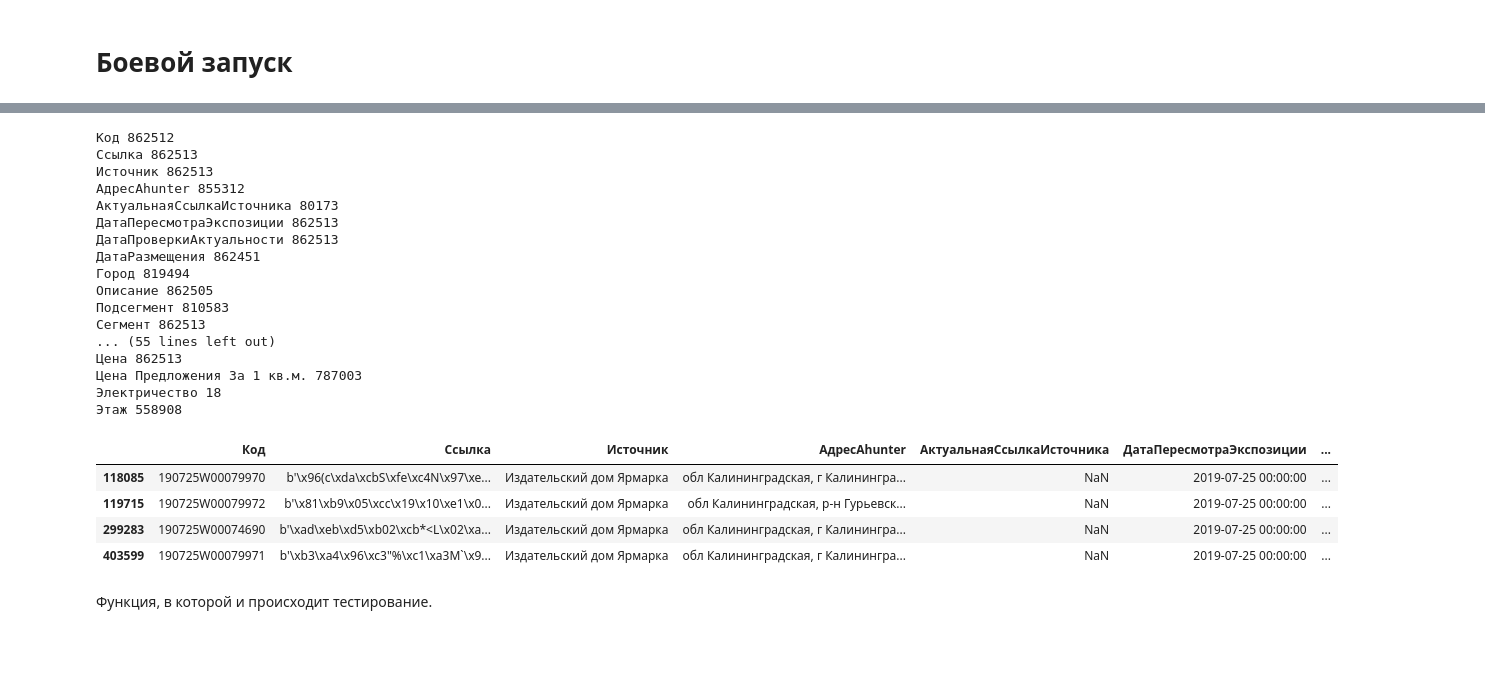
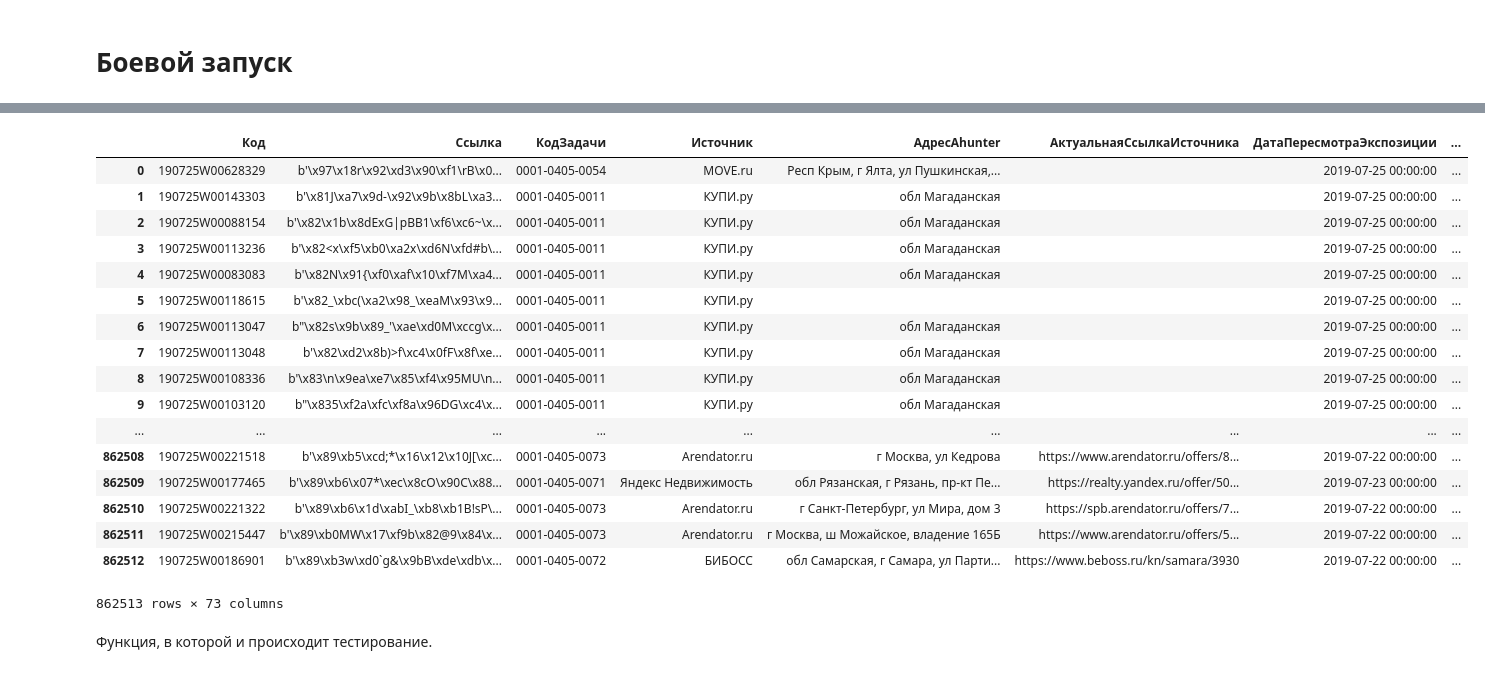
Before and after one commit to kaktusss123/rway_analysis, a Jupyter notebook: fill_rate.ipynb, the cells around one changed output, grey strips where cells are left out. Saved outputs shown, nothing was run; the diff lists cells and outputs as text; code cells hidden in the pictures; blank space fills up the shorter version.

```diff
--- a/fill_rate.ipynb
+++ b/fill_rate.ipynb
@@ -223,30 +204,22 @@ s = result_df.replace('', nan).count()
-# %%
-for k, v in s.items():
-    print(k, v)
-# %% [output]
-Код 862512
-Ссылка 862513
-Источник 862513
-АдресAhunter 855312
-АктуальнаяСсылкаИсточника 80173
-ДатаПересмотраЭкспозиции 862513
-ДатаПроверкиАктуальности 862513
-ДатаРазмещения 862451
-Город 819494
-Описание 862505
-Подсегмент 810583
-Сегмент 862513
-... (55 lines left out)
-Цена 862513
-Цена Предложения За 1 кв.м. 787003
-Электричество 18
-Этаж 558908
-# %%
-result_df[result_df['Источник'] == 'Издательский дом Ярмарка'].replace('', float('nan'))
-# %% [output]
-|  | Код | Ссылка | Источник | АдресAhunter | АктуальнаяСсылкаИсточника | ДатаПересмотраЭкспозиции | ... |
-| 118085 | 190725W00079970 | b'\x96(c\xda\xcbS\xfe\xc4N\x97\xe... | Издательский дом Ярмарка | обл Калининградская, г Калинингра... | NaN | 2019-07-25 00:00:00 | ... |
-| 119715 | 190725W00079972 | b'\x81\xb9\x05\xcc\x19\x10\xe1\x0... | Издательский дом Ярмарка | обл Калининградская, р-н Гурьевск... | NaN | 2019-07-25 00:00:00 | ... |
-| 299283 | 190725W00074690 | b'\xad\xeb\xd5\xb02\xcb*<L\x02\xa... | Издательский дом Ярмарка | обл Калининградская, г Калинингра... | NaN | 2019-07-25 00:00:00 | ... |
-| 403599 | 190725W00079971 | b'\xb3\xa4\x96\xc3"%\xc1\xa3M`\x9... | Издательский дом Ярмарка | обл Калининградская, г Калинингра... | NaN | 2019-07-25 00:00:00 | ... |
+# %%
+result_df
+# %% [output]
+|  | Код | Ссылка | КодЗадачи | Источник | АдресAhunter | АктуальнаяСсылкаИсточника | ДатаПересмотраЭкспозиции | ... |
+| 0 | 190725W00628329 | b'\x97\x18r\x92\xd3\x90\xf1\rB\x0... | 0001-0405-0054 | MOVE.ru | Респ Крым, г Ялта, ул Пушкинская,... |  | 2019-07-25 00:00:00 | ... |
+| 1 | 190725W00143303 | b'\x81J\xa7\x9d-\x92\x9b\x8bL\xa3... | 0001-0405-0011 | КУПИ.ру | обл Магаданская |  | 2019-07-25 00:00:00 | ... |
+| 2 | 190725W00088154 | b'\x82\x1b\x8dExG|pBB1\xf6\xc6~\x... | 0001-0405-0011 | КУПИ.ру | обл Магаданская |  | 2019-07-25 00:00:00 | ... |
+| 3 | 190725W00113236 | b'\x82<x\xf5\xb0\xa2x\xd6N\xfd#b\... | 0001-0405-0011 | КУПИ.ру | обл Магаданская |  | 2019-07-25 00:00:00 | ... |
+| 4 | 190725W00083083 | b'\x82N\x91{\xf0\xaf\x10\xf7M\xa4... | 0001-0405-0011 | КУПИ.ру | обл Магаданская |  | 2019-07-25 00:00:00 | ... |
+| 5 | 190725W00118615 | b'\x82_\xbc(\xa2\x98_\xeaM\x93\x9... | 0001-0405-0011 | КУПИ.ру |  |  | 2019-07-25 00:00:00 | ... |
+| 6 | 190725W00113047 | b"\x82s\x9b\x89_'\xae\xd0M\xccg\x... | 0001-0405-0011 | КУПИ.ру | обл Магаданская |  | 2019-07-25 00:00:00 | ... |
+| 7 | 190725W00113048 | b'\x82\xd2\x8b)>f\xc4\x0fF\x8f\xe... | 0001-0405-0011 | КУПИ.ру | обл Магаданская |  | 2019-07-25 00:00:00 | ... |
+| 8 | 190725W00108336 | b'\x83\n\x9ea\xe7\x85\xf4\x95MU\n... | 0001-0405-0011 | КУПИ.ру | обл Магаданская |  | 2019-07-25 00:00:00 | ... |
+| 9 | 190725W00103120 | b"\x835\xf2a\xfc\xf8a\x96DG\xc4\x... | 0001-0405-0011 | КУПИ.ру | обл Магаданская |  | 2019-07-25 00:00:00 | ... |
+| ... | ... | ... | ... | ... | ... | ... | ... | ... |
+| 862508 | 190725W00221518 | b'\x89\xb5\xcd;*\x16\x12\x10J[\xc... | 0001-0405-0073 | Arendator.ru | г Москва, ул Кедрова | https://www.arendator.ru/offers/8... | 2019-07-22 00:00:00 | ... |
+| 862509 | 190725W00177465 | b'\x89\xb6\x07*\xec\x8cO\x90C\x88... | 0001-0405-0071 | Яндекс Недвижимость | обл Рязанская, г Рязань, пр-кт Пе... | https://realty.yandex.ru/offer/50... | 2019-07-23 00:00:00 | ... |
+| 862510 | 190725W00221322 | b'\x89\xb6\x1d\xabI_\xb8\xb1B!sP\... | 0001-0405-0073 | Arendator.ru | г Санкт-Петербург, ул Мира, дом 3 | https://spb.arendator.ru/offers/7... | 2019-07-22 00:00:00 | ... |
+| 862511 | 190725W00215447 | b'\x89\xb0MW\x17\xf9b\x82@9\x84\x... | 0001-0405-0073 | Arendator.ru | г Москва, ш Можайское, владение 165Б | https://www.arendator.ru/offers/5... | 2019-07-22 00:00:00 | ... |
+| 862512 | 190725W00186901 | b'\x89\xb3w\xd0`g&\x9bB\xde\xdb\x... | 0001-0405-0072 | БИБОСС | обл Самарская, г Самара, ул Парти... | https://www.beboss.ru/kn/samara/3930 | 2019-07-22 00:00:00 | ... |
+862513 rows × 73 columns
 # %%
```
Also changed, not shown: parts of 12 cells of this notebook.
